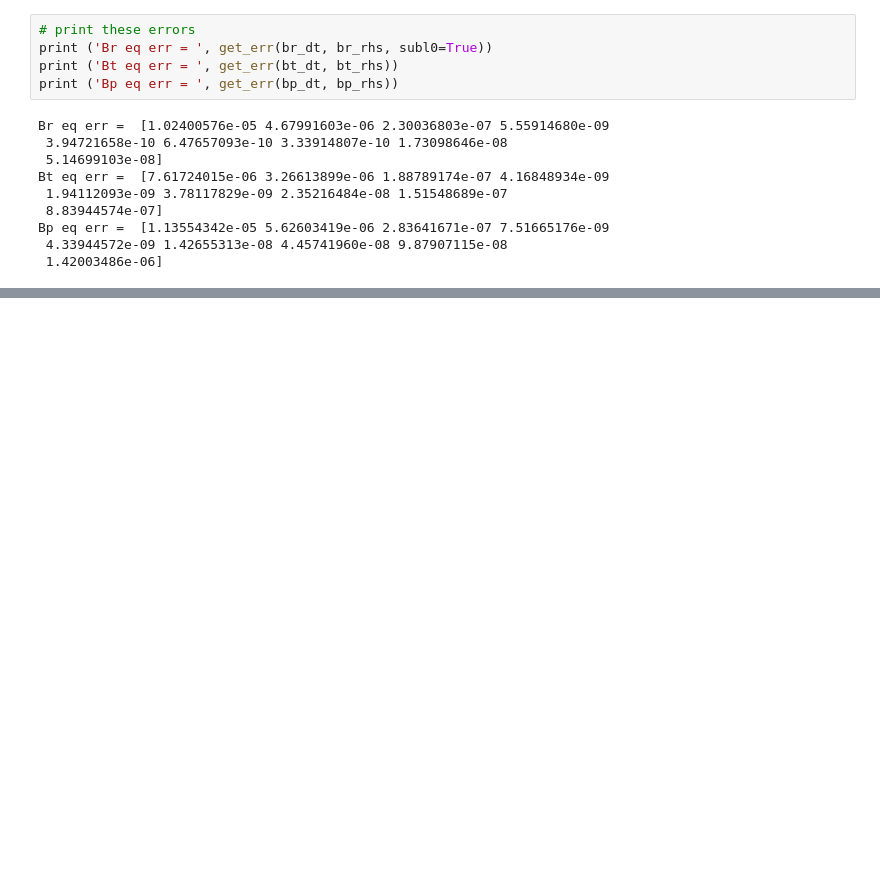
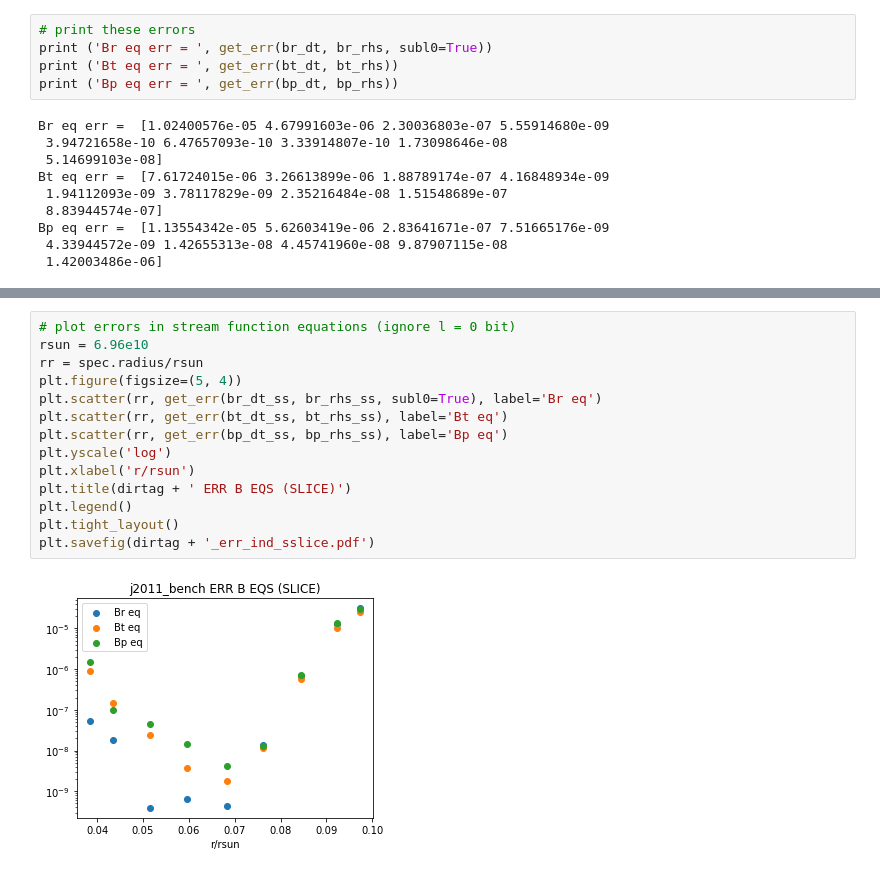
Before and after one commit to illorenzo7/sf_test_nonlin, a Jupyter notebook: induction_sf_nonlinear.ipynb, the cells around one changed output, grey strips where cells are left out. Saved outputs shown, nothing was run; the diff lists cells and outputs as text; blank space fills up the shorter version.

```diff
--- a/induction_sf_nonlinear.ipynb
+++ b/induction_sf_nonlinear.ipynb
@@ -249,0 +359,16 @@ Bp eq err =  [1.13554342e-05 5.62603419e-06 2.83641671e-07 7.51665176e-09
+# %%
+# plot errors in stream function equations (ignore l = 0 bit)
+rsun = 6.96e10
+rr = spec.radius/rsun
+plt.figure(figsize=(5, 4))
+plt.scatter(rr, get_err(br_dt_ss, br_rhs_ss, subl0=True), label='Br eq')
+plt.scatter(rr, get_err(bt_dt_ss, bt_rhs_ss), label='Bt eq')
+plt.scatter(rr, get_err(bp_dt_ss, bp_rhs_ss), label='Bp eq')
+plt.yscale('log')
+plt.xlabel('r/rsun')
+plt.title(dirtag + ' ERR B EQS (SLICE)')
+plt.legend()
+plt.tight_layout()
+plt.savefig(dirtag + '_err_ind_sslice.pdf')
+# %% [output]
+[figure, added]
```
Also changed, not shown: parts of 26 cells of this notebook, 1 other file.
